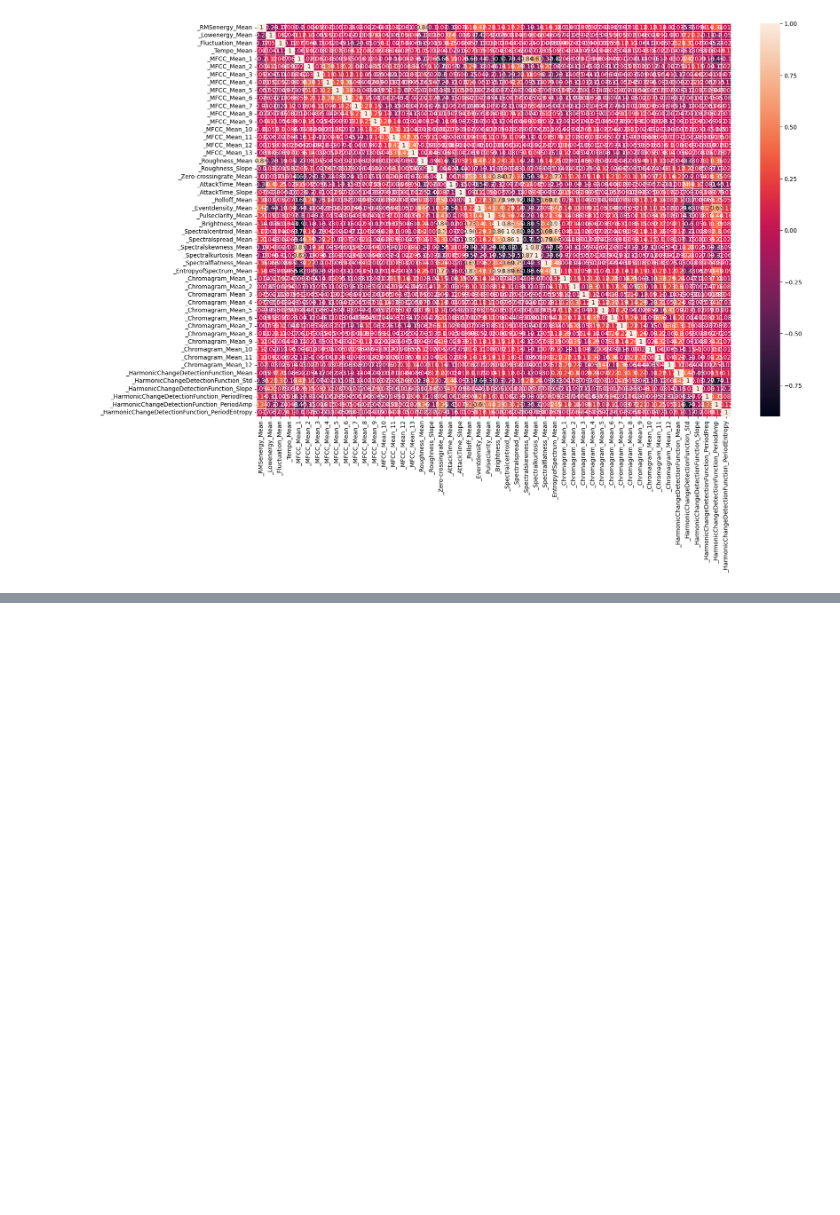
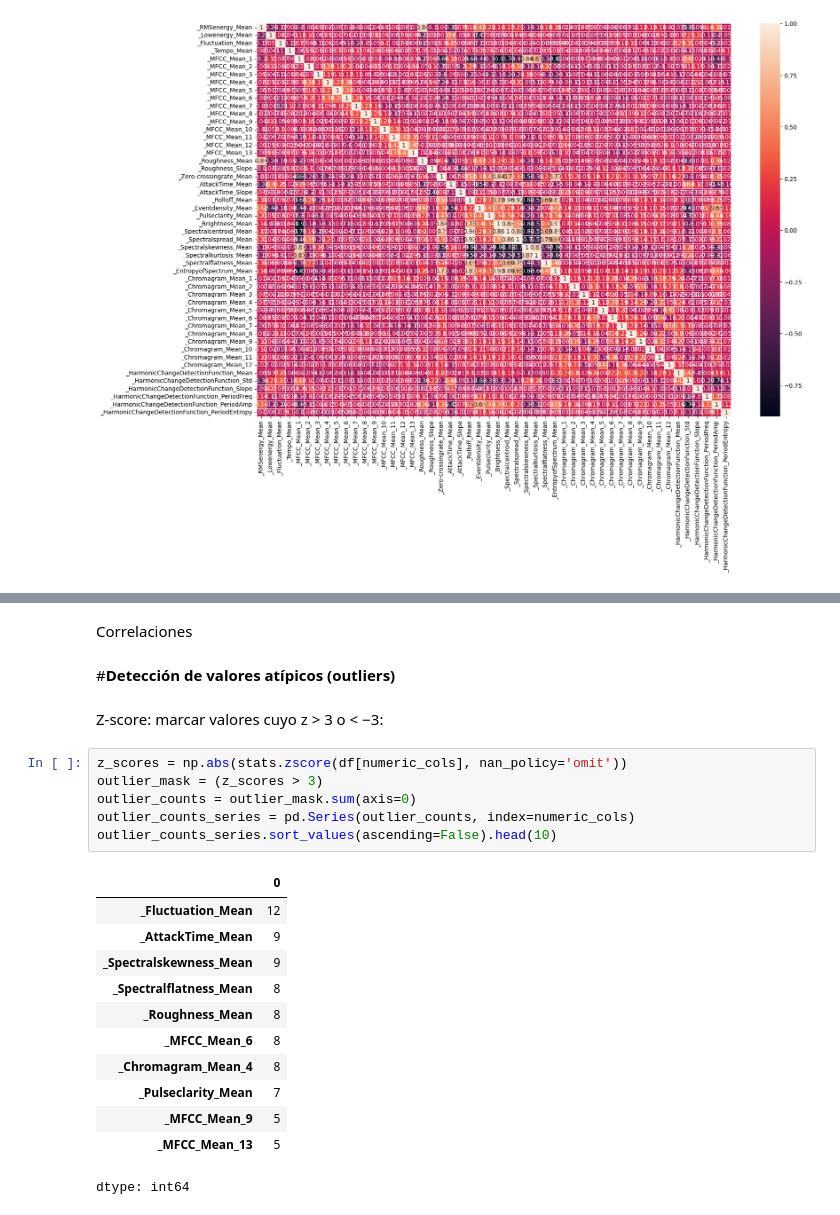
Before and after one commit to jrebull/MLOps_Team24, a Jupyter notebook: Fase1_equipo24.ipynb, the cells around one changed output, grey strips where cells are left out. Drawn from its saved outputs; the diff is of its cells as text; blank space fills up the shorter version.

```diff
--- a/Fase1_equipo24.ipynb
+++ b/Fase1_equipo24.ipynb
@@ -178,0 +217,25 @@ plt.show()
+# %% [markdown]
+Correlaciones
+# %% [markdown]
+#**Detección de valores atípicos (outliers)**
+# %% [markdown]
+Z‑score: marcar valores cuyo z > 3 o < −3:
+# %%
+z_scores = np.abs(stats.zscore(df[numeric_cols], nan_policy='omit'))
+outlier_mask = (z_scores > 3)
+outlier_counts = outlier_mask.sum(axis=0)
+outlier_counts_series = pd.Series(outlier_counts, index=numeric_cols)
+outlier_counts_series.sort_values(ascending=False).head(10)
+# %% [output]
+|  | 0 |
+| _Fluctuation_Mean | 12 |
+| _AttackTime_Mean | 9 |
+| _Spectralskewness_Mean | 9 |
+| _Spectralflatness_Mean | 8 |
+| _Roughness_Mean | 8 |
+| _MFCC_Mean_6 | 8 |
+| _Chromagram_Mean_4 | 8 |
+| _Pulseclarity_Mean | 7 |
+| _MFCC_Mean_9 | 5 |
+| _MFCC_Mean_13 | 5 |
+dtype: int64
```
Also changed, not shown: parts of 21 cells of this notebook.
